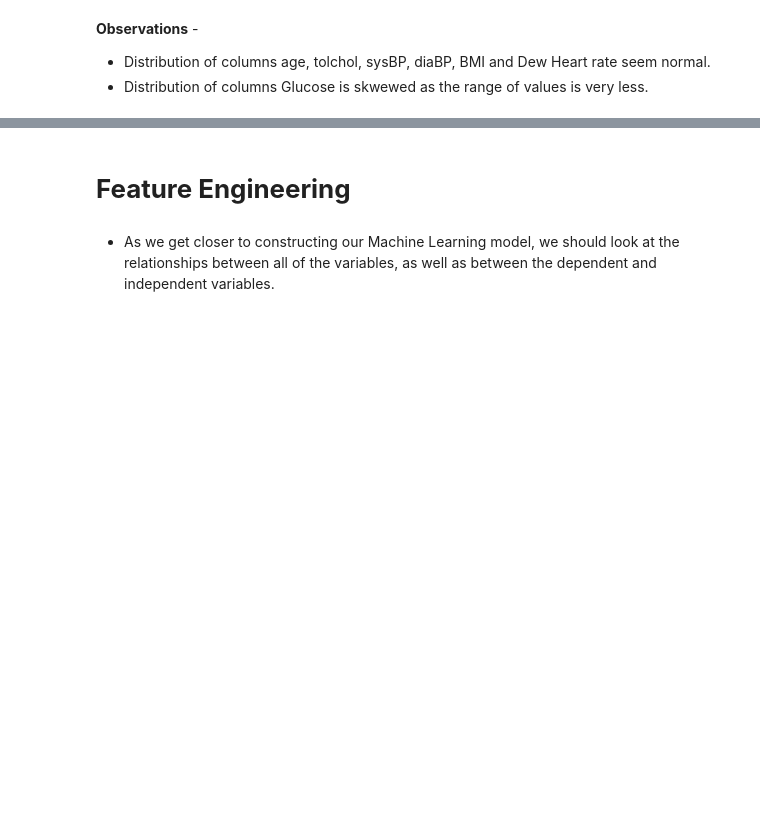
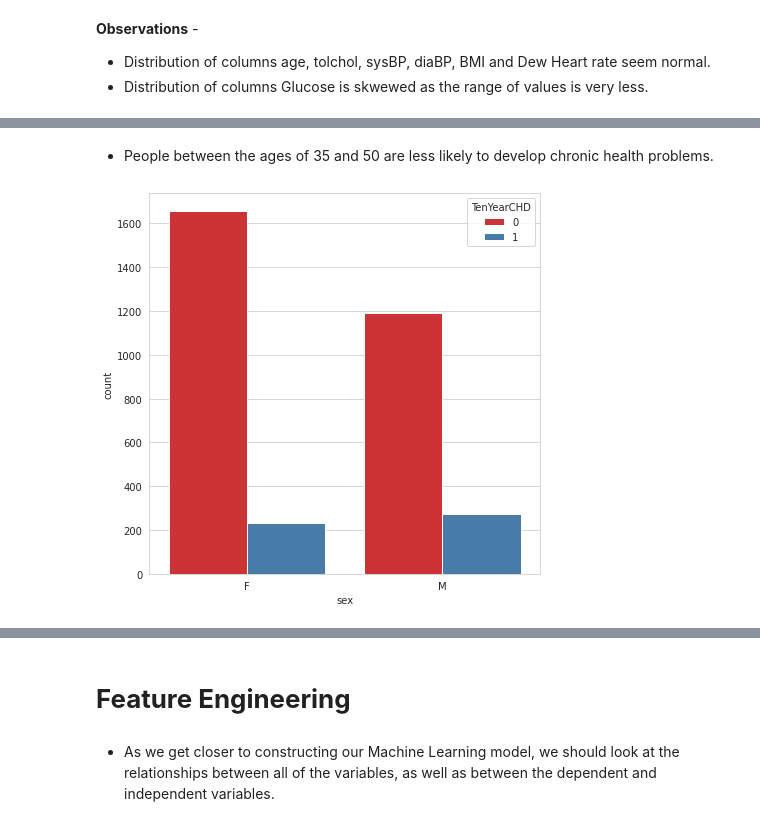
Before and after one commit to vkvinay0627/Cardiovascular-Risk-Prediction, a Jupyter notebook: Cardiovascular_Risk_Prediction.ipynb, the cells around one changed output, grey strips where cells are left out. Cells and saved outputs as stored; diff of their text form; code cells hidden in the pictures; blank space fills up the shorter version.

```diff
--- a/Cardiovascular_Risk_Prediction.ipynb
+++ b/Cardiovascular_Risk_Prediction.ipynb
@@ -363,0 +399,7 @@ univariate_numerical_EDA(df,list_num)
+# %% [markdown]
+* People between the ages of 35 and 50 are less likely to develop chronic health problems.
+# %%
+rcParams['figure.figsize'] = 7, 7
+sns.countplot(x='sex', hue='TenYearCHD', data = df, palette="Set1");
+# %% [output]
+[figure, added]
```
Also changed, not shown: parts of 27 cells of this notebook.
